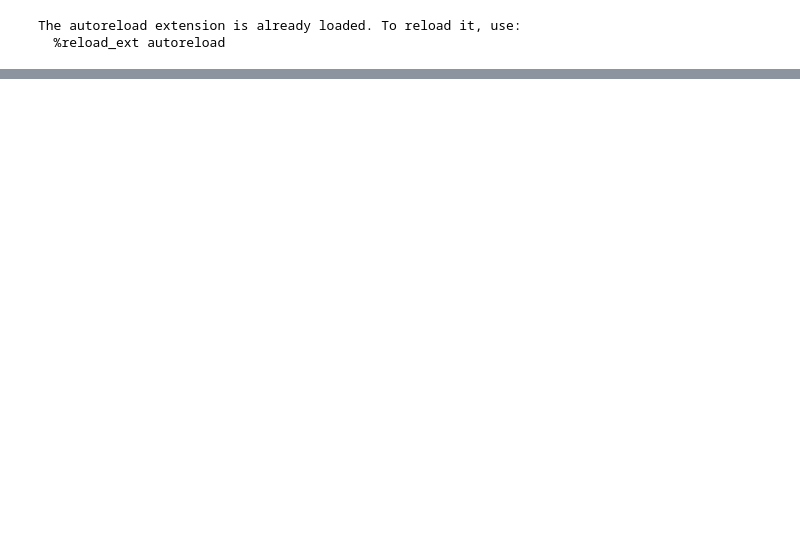
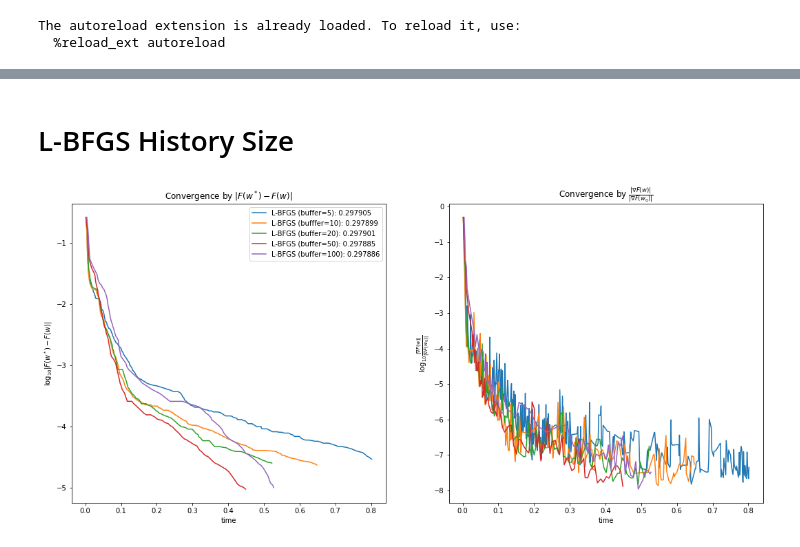
Before and after one commit to Howuhh/hse_optimization, a Jupyter notebook: hw3/bfgs.ipynb, the cells around one changed output, grey strips where cells are left out. Saved outputs shown, nothing was run; the diff lists cells and outputs as text; code cells hidden in the pictures; blank space fills up the shorter version.

```diff
--- a/hw3/bfgs.ipynb
+++ b/hw3/bfgs.ipynb
@@ -152,0 +35,6 @@ Wall time: 355 ms
+# %% [markdown]
+# L-BFGS History Size
+# %%
+plot_metric(log_buffer, "a1a", "time")
+# %% [output]
+[figure, added]
```
Also changed, not shown: parts of 13 cells of this notebook, 8 other files.
